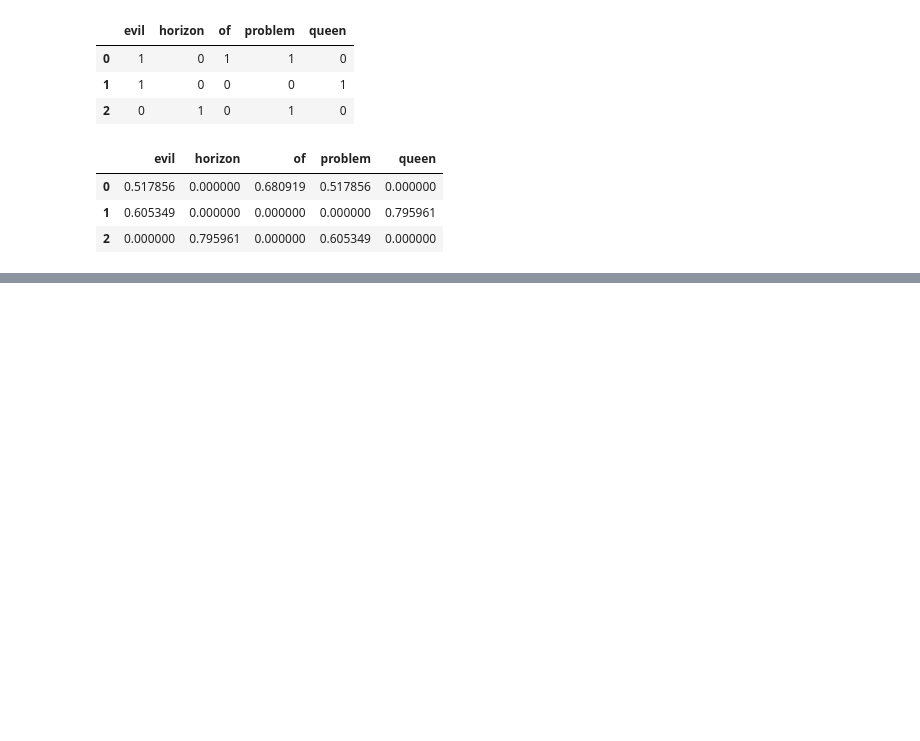
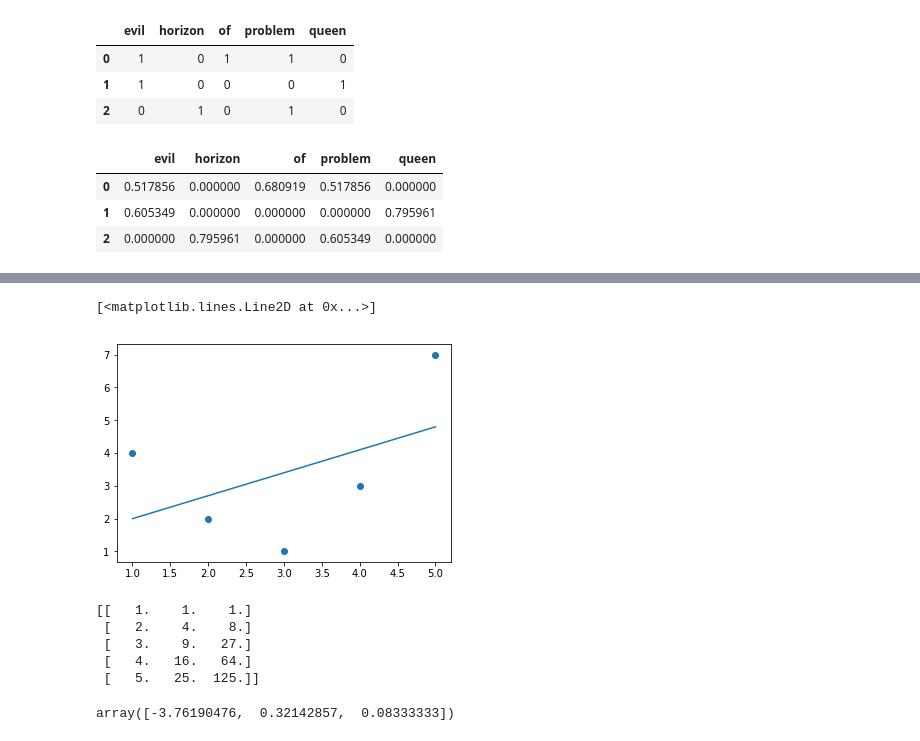
Before and after one commit to yinglao/Coding_exercise, a Jupyter notebook: Feature Engineering.ipynb, the cells around one changed output, grey strips where cells are left out. Cells and saved outputs as stored; diff of their text form; code cells hidden in the pictures; blank space fills up the shorter version.

```diff
--- a/Feature Engineering.ipynb
+++ b/Feature Engineering.ipynb
@@ -68,0 +90,10 @@ pd.DataFrame(X.toarray(), columns=vec.get_feature_names())
+# %%
+from sklearn.linear_model import LinearRegression
+X = x[:, np.newaxis]
+model = LinearRegression()
+yfit = model.fit(X,y).predict(X)
+plt.scatter(x,y)
+plt.plot(X,yfit)
+# %% [output]
+[<matplotlib.lines.Line2D at 0x...>]
+[figure, added]
@@ -68,0 +105,16 @@ pd.DataFrame(X.toarray(), columns=vec.get_feature_names())
+# %%
+poly = PolynomialFeatures(degree = 3, include_bias = False)
+X2 = poly.fit_transform(X)
+print(X2)
+# %% [output]
+[[   1.    1.    1.]
+ [   2.    4.    8.]
+ [   3.    9.   27.]
+ [   4.   16.   64.]
+ [   5.   25.  125.]]
+# %%
+model = LinearRegression().fit(X2, y)
+yfit = model.predict(X2)
+model.coef_
+# %% [output]
+array([-3.76190476,  0.32142857,  0.08333333])
```
Also changed, not shown: parts of 13 cells of this notebook.
